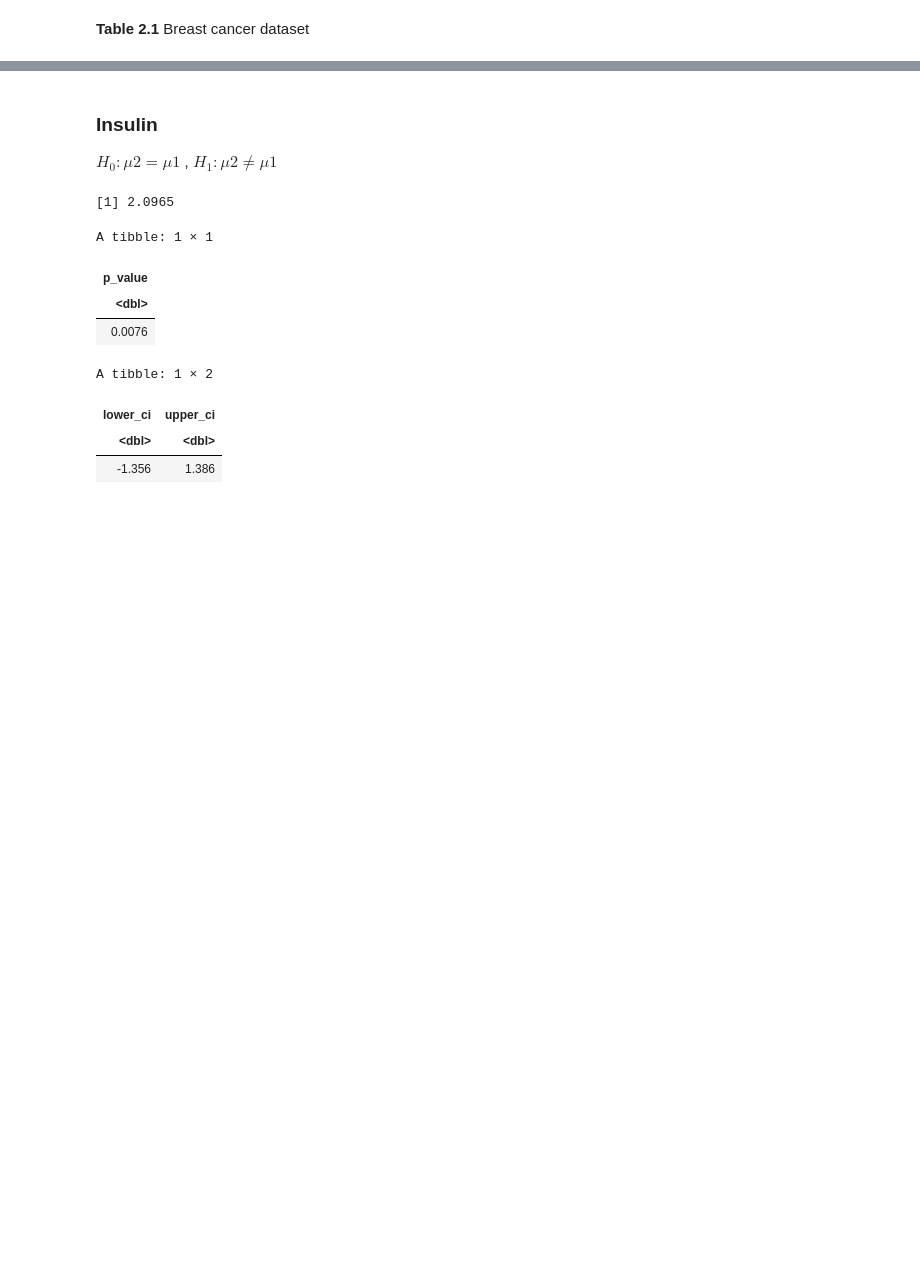
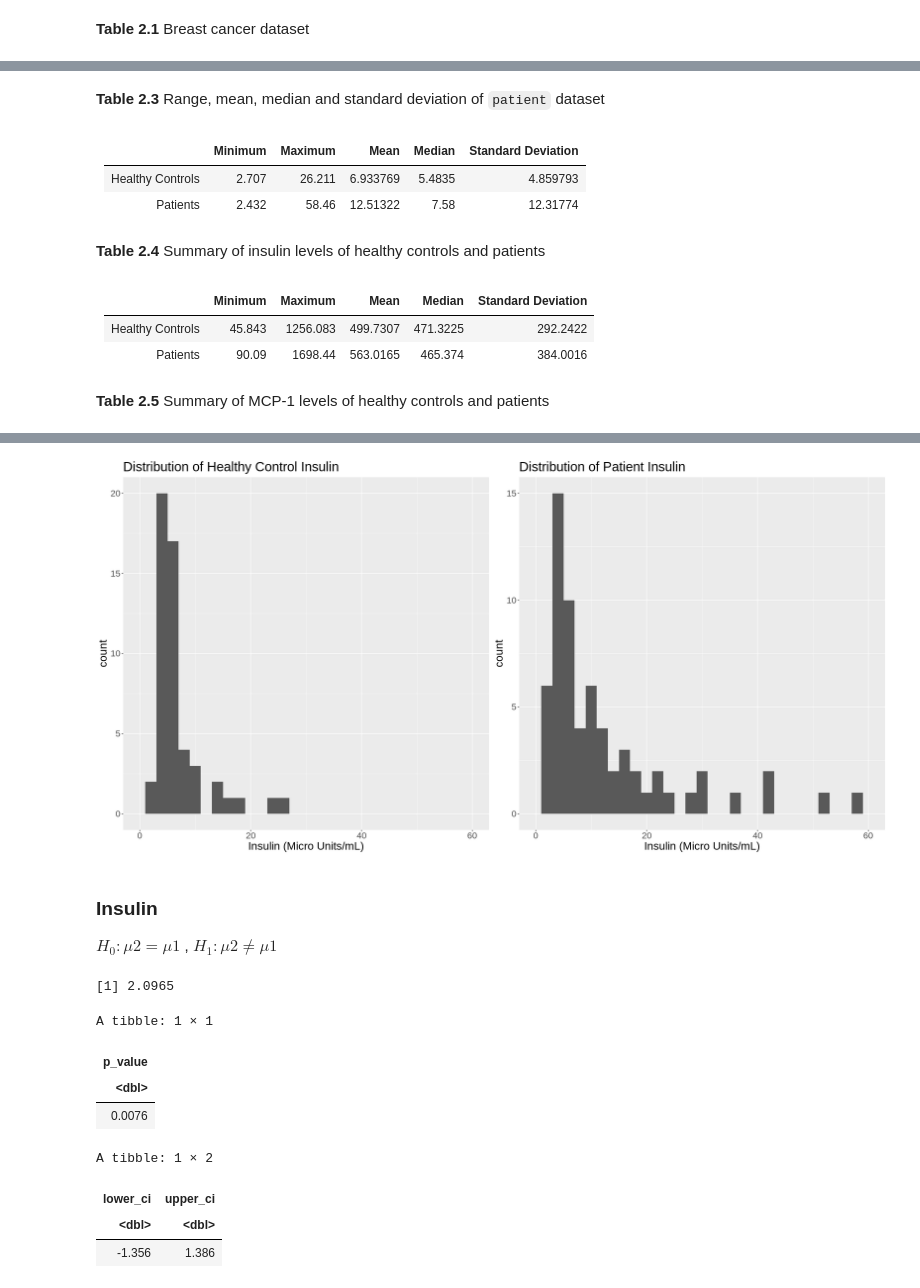
Before and after one commit to cpan0/breast-cancer-coimbra-dataset, a Jupyter notebook: final-report.ipynb, the cells around one changed output, grey strips where cells are left out. Drawn from its saved outputs; the diff is of its cells as text; code cells hidden in the pictures; blank space fills up the shorter version.

```diff
--- a/final-report.ipynb
+++ b/final-report.ipynb
@@ -79,0 +120,37 @@ A tibble: 6 × 3
+# %% [markdown]
+**Table 2.3** Range, mean, median and standard deviation of `patient` dataset
+# %% [markdown]
+
+
+|          | Minimum | Maximum |  Mean  |  Median  | Standard Deviation |
+|:--------:|:-------:|:-------:|:------:|:--------:|:------------------:|
+| Healthy Controls |  2.707  |  26.211 |  6.933769 |  5.4835 |        4.859793       |
+|     Patients     |  2.432  |  58.46  | 12.51322 |  7.58  |       12.31774       |
+# %% [markdown]
+**Table 2.4** Summary of insulin levels of healthy controls and patients
+# %% [markdown]
+
+
+|          | Minimum | Maximum |  Mean  |  Median  | Standard Deviation |
+|:--------:|:-------:|:-------:|:------:|:--------:|:------------------:|
+| Healthy Controls |  45.843 | 1256.083 | 499.7307 | 471.3225 |       292.2422      |
+|     Patients     |  90.09  |  1698.44 | 563.0165 | 465.374 |       384.0016      |
+# %% [markdown]
+**Table 2.5** Summary of MCP-1 levels of healthy controls and patients
+# %%
+control_insulin_plot <- control %>%
+    ggplot(aes(x = Insulin)) +
+    geom_histogram(binwidth = 2) +
+    labs(x = "Insulin (Micro Units/mL)", title = 'Distribution of Healthy Control Insulin') +
+    theme(text = element_text(size=20)) +
+    xlim(0, 60)
+
+patient_insulin_plot <- patient %>%
+    ggplot(aes(x = Insulin)) +
+    geom_histogram(binwidth = 2) +
+    labs(x = "Insulin (Micro Units/mL)", title = 'Distribution of Patient Insulin') +
+    theme(text = element_text(size=20)) +
+    xlim(0, 60)
+# %%
+plot_grid(control_insulin_plot, patient_insulin_plot)
+# %% [output]
@@ -80,3 +161,4 @@ A tibble: 6 × 3
+[figure, added]
 # %% [markdown]
 ### Insulin
 $H_0: \mu2 = \mu1$  , $H_1: \mu2 \neq \mu1 $
```
Also changed, not shown: parts of 17 cells of this notebook.
